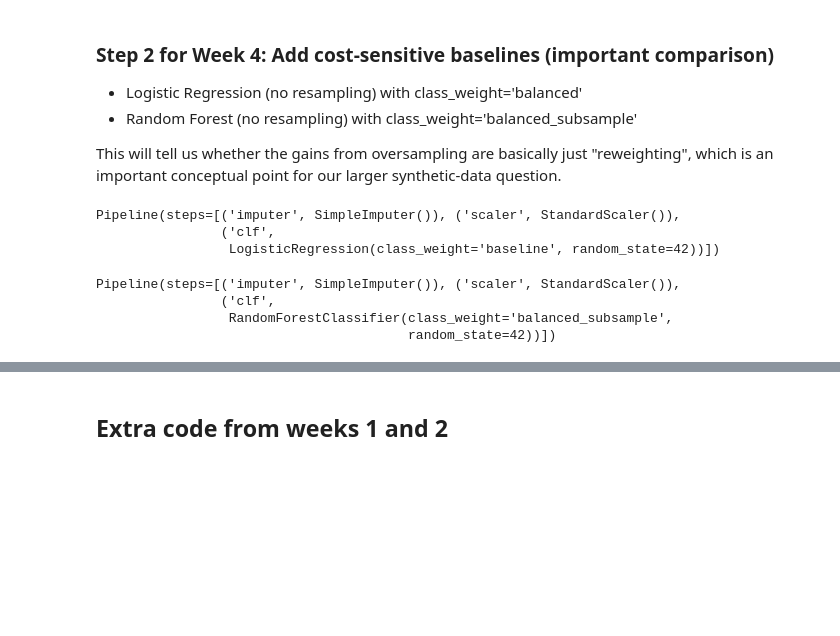
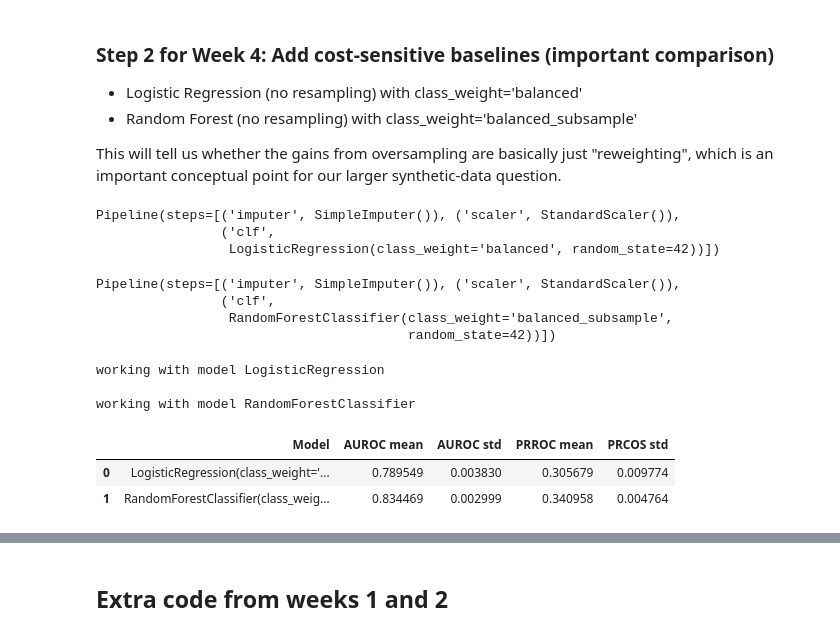
Before and after one commit to DebraBeat/Synthetic-Data-Analysis, a Jupyter notebook: Can_Synthetic_Data_Replace_Real_Data.ipynb, the cells around one changed output, grey strips where cells are left out. Cells and saved outputs as stored; diff of their text form; code cells hidden in the pictures; blank space fills up the shorter version.

```diff
--- a/Can_Synthetic_Data_Replace_Real_Data.ipynb
+++ b/Can_Synthetic_Data_Replace_Real_Data.ipynb
@@ -970,7 +971,7 @@ This will tell us whether the gains from oversampling are basically just "reweig
 logreg_baseline_pipeline = Pipeline(steps=[
     ('imputer', SimpleImputer()),
     ('scaler', StandardScaler()),
-    ('clf', LogisticRegression(random_state=RANDOM_SEED, class_weight='baseline')),
+    ('clf', LogisticRegression(random_state=RANDOM_SEED, class_weight='balanced')),
 ])
 
 rf_baseline_pipeline = Pipeline(steps=[
@@ -986,8 +987,51 @@ for b in baselines:
 # %% [output]
 Pipeline(steps=[('imputer', SimpleImputer()), ('scaler', StandardScaler()),
                 ('clf',
-                 LogisticRegression(class_weight='baseline', random_state=42))])
+                 LogisticRegression(class_weight='balanced', random_state=42))])
 Pipeline(steps=[('imputer', SimpleImputer()), ('scaler', StandardScaler()),
                 ('clf',
                  RandomForestClassifier(class_weight='balanced_subsample',
                                         random_state=42))])
+# %%
+rows_list = []
+scoring_metrics = ['roc_auc', 'average_precision']
+
+for p in baselines:
+    model_name = p[-1].__class__.__name__
+
+    print(f"working with model {model_name}\n")
+
+    scores = cross_validate(
+        p,
+        development_X,
+        development_y,
+        cv=cv_strategy,
+        scoring=scoring_metrics,
+        n_jobs=-1
+    )
+
+    auroc_mean = scores["test_roc_auc"].mean()
+    auroc_std = scores["test_roc_auc"].std()
+    prroc_mean = scores["test_average_precision"].mean()
+    prroc_std = scores["test_average_precision"].std()
+
+    row_dict = {
+        "Model"         :   str(p["clf"]),
+        "AUROC mean"    :   auroc_mean,
+        "AUROC std"     :   auroc_std,
+        "PRROC mean"    :   prroc_mean,
+        "PRCOS std"     :   prroc_std
+    }
+
+    rows_list.append(row_dict)
+
+cost_sensisitive_baseline_df = pd.DataFrame(rows_list)
+
+cost_sensisitive_baseline_df
+# %% [output]
+working with model LogisticRegression
+
+working with model RandomForestClassifier
+|  | Model | AUROC mean | AUROC std | PRROC mean | PRCOS std |
+| 0 | LogisticRegression(class_weight='... | 0.789549 | 0.003830 | 0.305679 | 0.009774 |
+| 1 | RandomForestClassifier(class_weig... | 0.834469 | 0.002999 | 0.340958 | 0.004764 |
```
Also changed, not shown: parts of 5 cells of this notebook.
